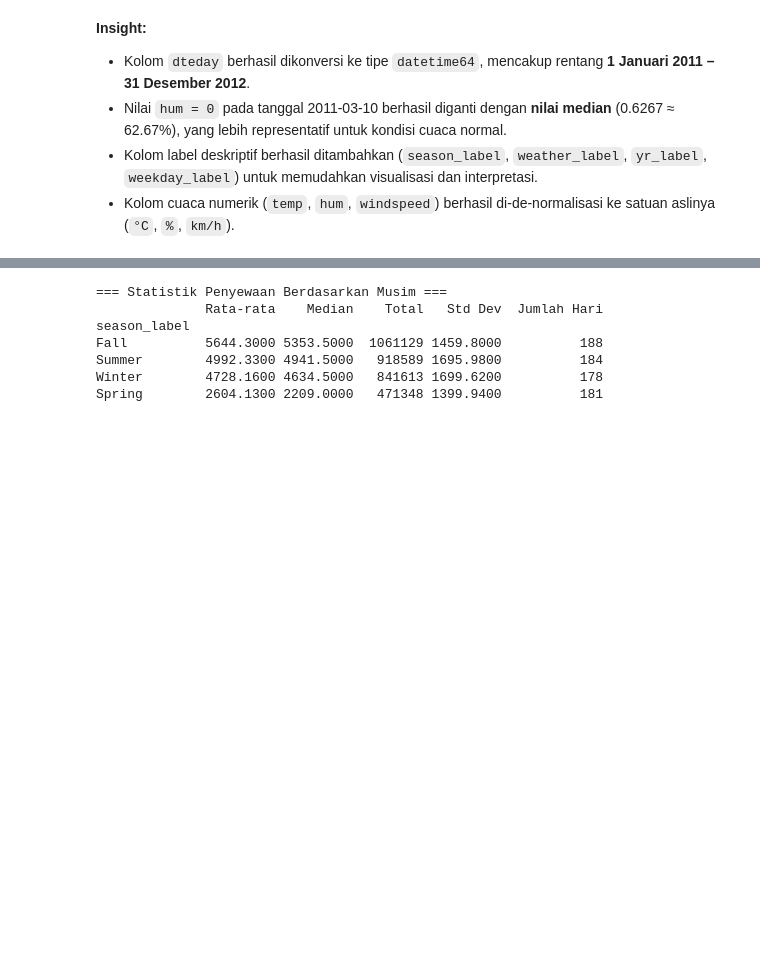
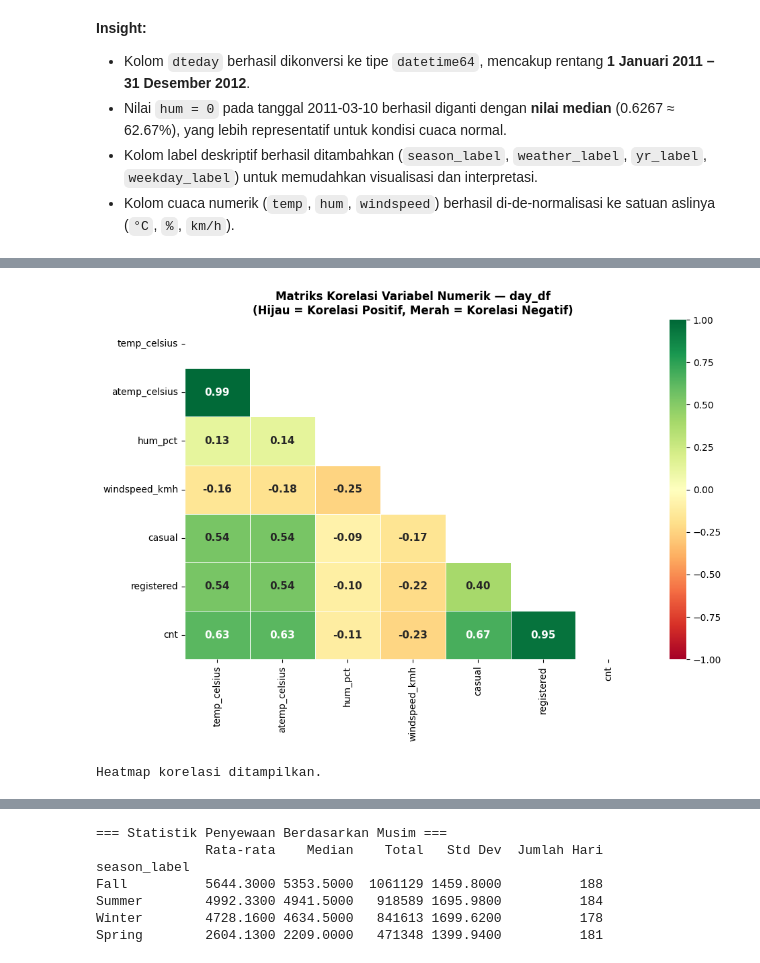
Before and after one commit to Vikrimustafa1/bike-sharing-analysis, a Jupyter notebook: notebook.ipynb, the cells around one changed output, grey strips where cells are left out. Cells and saved outputs as stored; diff of their text form; code cells hidden in the pictures; blank space fills up the shorter version.

```diff
--- a/notebook.ipynb
+++ b/notebook.ipynb
@@ -396,0 +676,11 @@ Pada tahap ini, kita akan mengeksplorasi data secara mendalam untuk menjawab ked
+# %%
+# Matriks korelasi Pearson
+corr_num_cols = ['temp_celsius', 'atemp_celsius', 'hum_pct', 'windspeed_kmh',
+                  'casual', 'registered', 'cnt']
+corr_matrix = day_df[corr_num_cols].corr()
+
+print("=== Matriks Korelasi (Pearson) — day_df ===")
+print(corr_matrix.round(3))
+print()
+print("=== Korelasi terhadap 'cnt' (diurutkan) ===")
+print(corr_matrix['cnt'].drop('cnt').sort_values(ascending=False).round(4))
@@ -396,0 +705,20 @@ Pada tahap ini, kita akan mengeksplorasi data secara mendalam untuk menjawab ked
+# %%
+# Heatmap matriks korelasi
+fig, ax = plt.subplots(figsize=(10, 7))
+mask = np.triu(np.ones_like(corr_matrix, dtype=bool))  # Tampilkan segitiga bawah saja
+sns.heatmap(
+    corr_matrix, annot=True, fmt='.2f', cmap='RdYlGn',
+    mask=mask, center=0, vmin=-1, vmax=1,
+    linewidths=0.5, linecolor='white',
+    annot_kws={'size': 11, 'weight': 'bold'},
+    ax=ax
+)
+ax.set_title('Matriks Korelasi Variabel Numerik — day_df\n'
+             '(Hijau = Korelasi Positif, Merah = Korelasi Negatif)',
+             fontsize=12, fontweight='bold')
+plt.tight_layout()
+plt.show()
+print("Heatmap korelasi ditampilkan.")
+# %% [output]
+[figure, added]
+Heatmap korelasi ditampilkan.
```
Also changed, not shown: parts of 36 cells of this notebook.
